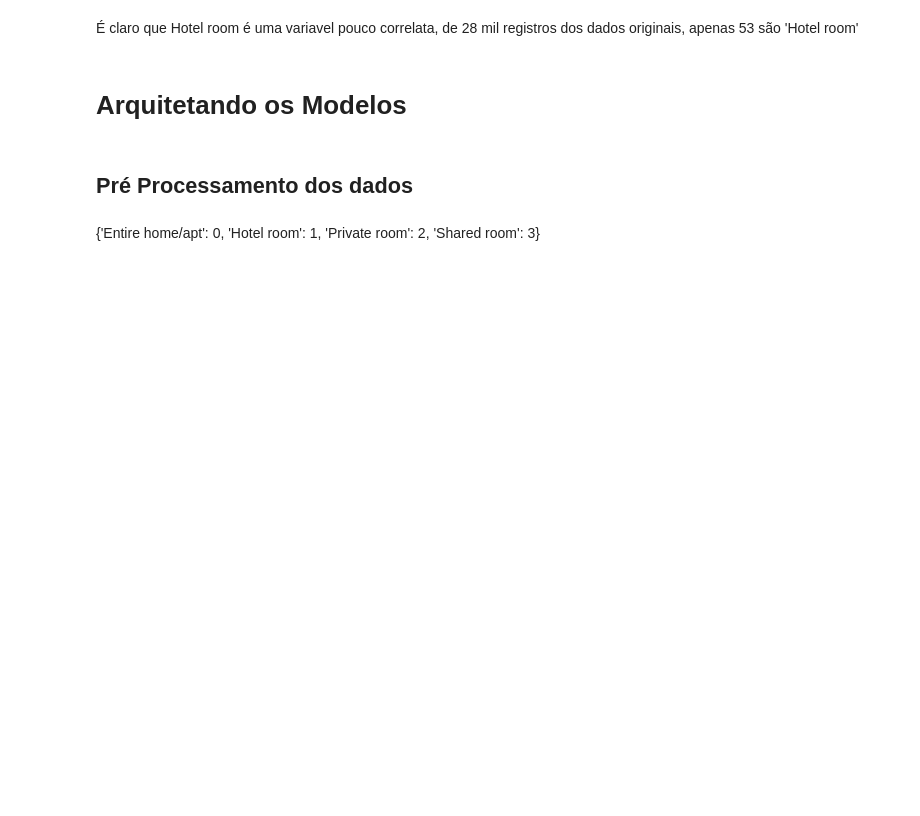
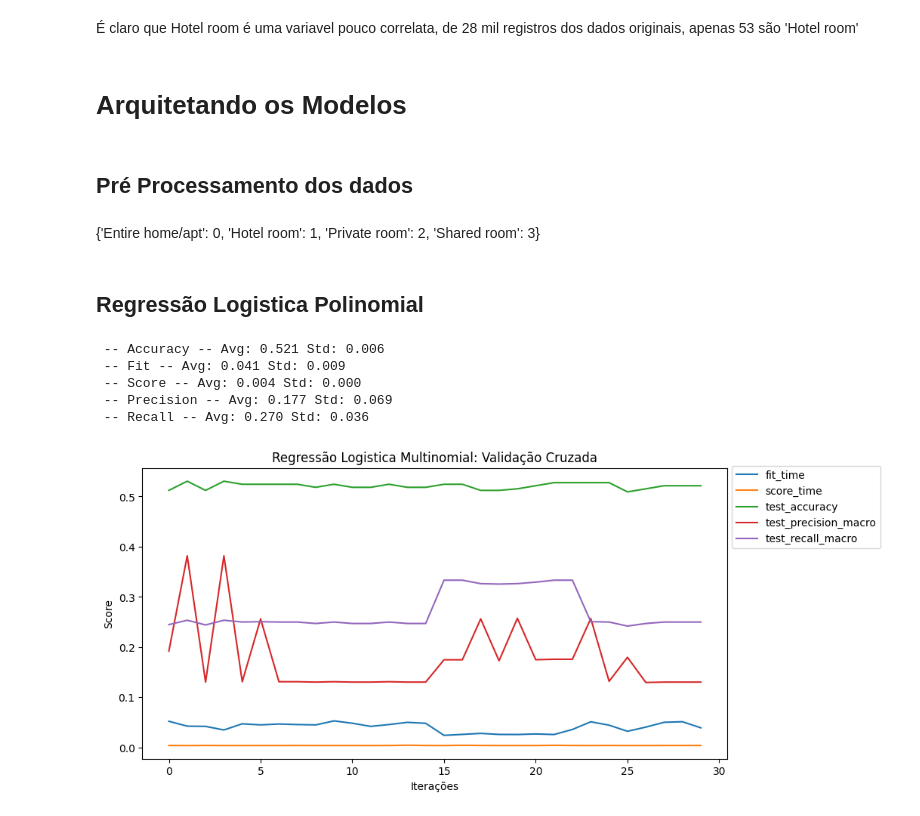
Before and after one commit to glauciapamponet/AirbnbAnalisys, a Jupyter notebook: airbnb-analysis.ipynb, the cells around one changed output. Drawn from its saved outputs; the diff is of its cells as text; code cells hidden in the pictures; blank space fills up the shorter version.

```diff
--- a/airbnb-analysis.ipynb
+++ b/airbnb-analysis.ipynb
@@ -268,3 +266,6 @@ def padronizacao(df):
     X_train_scaled = scaler.fit_transform(X_train)
     X_test_scaled = scaler.transform(X_test)
     return X_train_scaled, y_train, X_test_scaled, y_test
+# %%
+def essa_parada_ae(trainX, trainY):
+    return {'train': divisao_batch(trainX, trainY)}
@@ -287,0 +306,22 @@ for i in range(0, 4):
+# %%
+from sklearn.model_selection import cross_validate
+
+def training_validation(model, trainX, trainY):
+    type_metrics = ['accuracy', 'precision_macro', 'recall_macro']
+    metrics = cross_validate(model, trainX, trainY, cv=30, scoring=type_metrics)
+    return {met: metrics[met] for met in metrics}
+# %%
+def print_avg_training(dict_metrics):
+    print(f' -- Accuracy -- Avg: {np.mean(dict_metrics["test_accuracy"]):.3f} Std: {np.std(dict_metrics["test_accuracy"]):.3f}')
+    print(f' -- Fit -- Avg: {np.mean(dict_metrics["fit_time"]):.3f} Std: {np.std(dict_metrics["fit_time"]):.3f}')
+    print(f' -- Score -- Avg: {np.mean(dict_metrics["score_time"]):.3f} Std: {np.std(dict_metrics["score_time"]):.3f}')
+    print(f' -- Precision -- Avg: {np.mean(dict_metrics["test_precision_macro"]):.3f} Std: {np.std(dict_metrics["test_precision_macro"]):.3f}')
+    print(f' -- Recall -- Avg: {np.mean(dict_metrics["test_recall_macro"]):.3f} Std: {np.std(dict_metrics["test_recall_macro"]):.3f}')
+# %%
+def show_graph_training(dict_metrics, name_model):
+    fig = plt.figure(figsize=(10,5))
+    plt.plot(pd.DataFrame(dict_metrics))
+    plt.title(name_model + ': Validação Cruzada')
+    plt.xlabel('Iterações')
+    plt.ylabel('Score')
+    fig.legend(list(dict_metrics.keys()), bbox_to_anchor=(1.11, 0.9), loc='upper right')
@@ -287,0 +343,23 @@ for i in range(0, 4):
+# %% [markdown]
+## Regressão Logistica Polinomial
+# %%
+from sklearn.linear_model import LogisticRegression
+
+modelRLM = LogisticRegression(multi_class='multinomial', solver='lbfgs')
+
+for i in range(0, 4):
+    train_X_conc = np.concatenate((data_train_X, batches['train'][0][i]))
+    train_y_conc = np.concatenate((data_train_y, batches['train'][1][i]))
+    metricas_val = training_validation(modelRLM, train_X_conc, train_y_conc)
+
+modelRLM.fit(data_train_X, data_train_y)
+
+print_avg_training(metricas_val)
+show_graph_training(metricas_val, 'Regressão Logistica Multinomial')
+# %% [output]
+ -- Accuracy -- Avg: 0.521 Std: 0.006
+ -- Fit -- Avg: 0.041 Std: 0.009
+ -- Score -- Avg: 0.004 Std: 0.000
+ -- Precision -- Avg: 0.177 Std: 0.069
+ -- Recall -- Avg: 0.270 Std: 0.036
+[figure, added]
```
Also changed, not shown: parts of 10 cells of this notebook.
